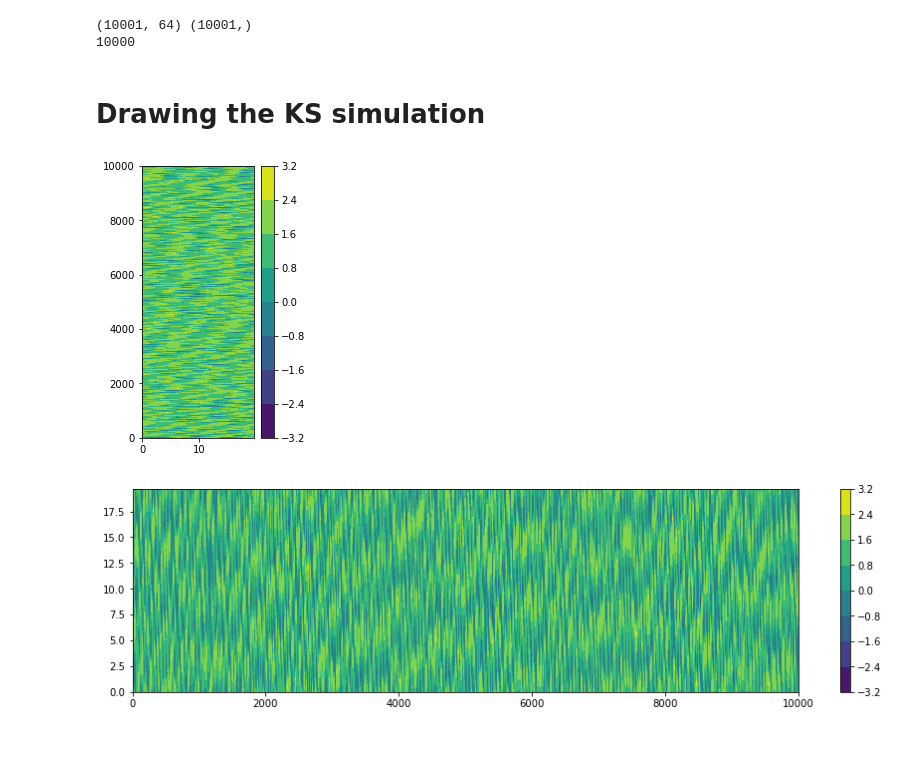
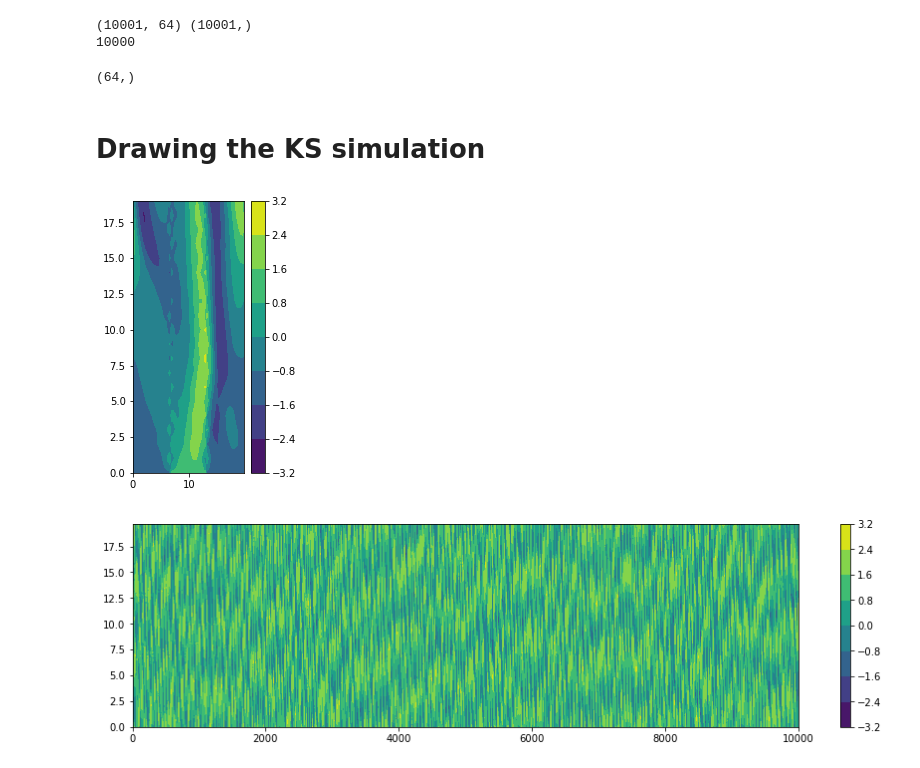
Before and after one commit to calladogt/Deep-learning-to-the-modeling-of-chaotic-dynamics-systems, a Jupyter notebook: Simulators/ks-simulator/ks-simulation.ipynb, the cells around one changed output. Drawn from its saved outputs; the diff is of its cells as text; code cells hidden in the pictures.

```diff
--- a/Simulators/ks-simulator/ks-simulation.ipynb
+++ b/Simulators/ks-simulator/ks-simulation.ipynb
@@ -58,17 +58,22 @@ print(taxis[-1])
 # %% [output]
 (10001, 64) (10001,)
 10000
+# %%
+ks.x.shape
+# %% [output]
+(64,)
 # %% [markdown]
 # Drawing the KS simulation
 # %%
 h=5 # the height of the figure
+lg=20
 fig = plt.figure(figsize=(h/2, h))
 ax = fig.gca()
-ola = ax.contourf(ks.x, taxis, U,  cmap=plt.cm.viridis)
+ola = ax.contourf(ks.x, taxis[:lg], U[:lg,:],  cmap=plt.cm.viridis)
 cbar = plt.colorbar(ola)
 plt.show()
 # %% [output]
-[figure, old version]
+[figure, new version]
 # %%
 w=15 # the width of the figure
 fig = plt.figure(figsize=(w, w/4))
```
Also changed, not shown: parts of 1 cell of this notebook.
